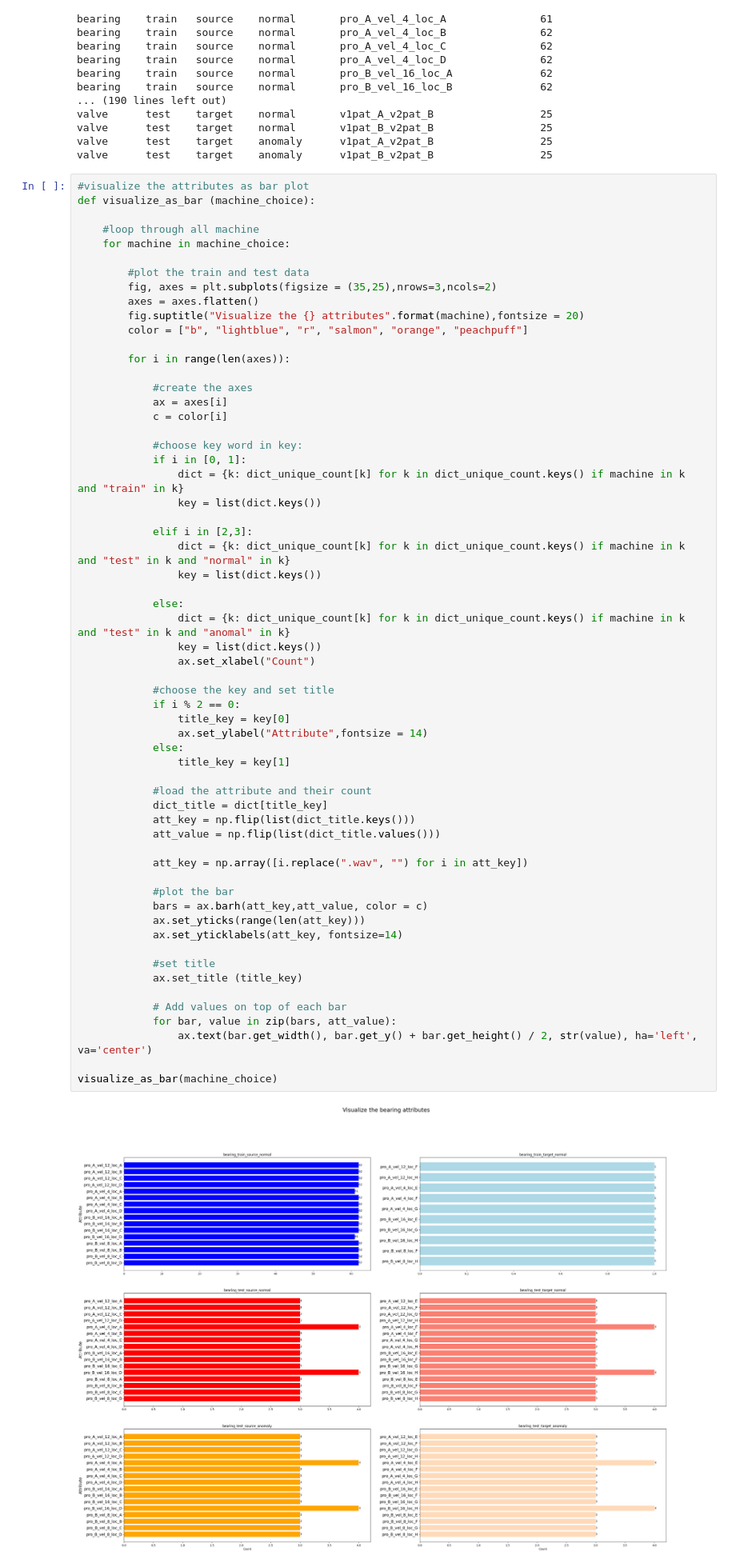
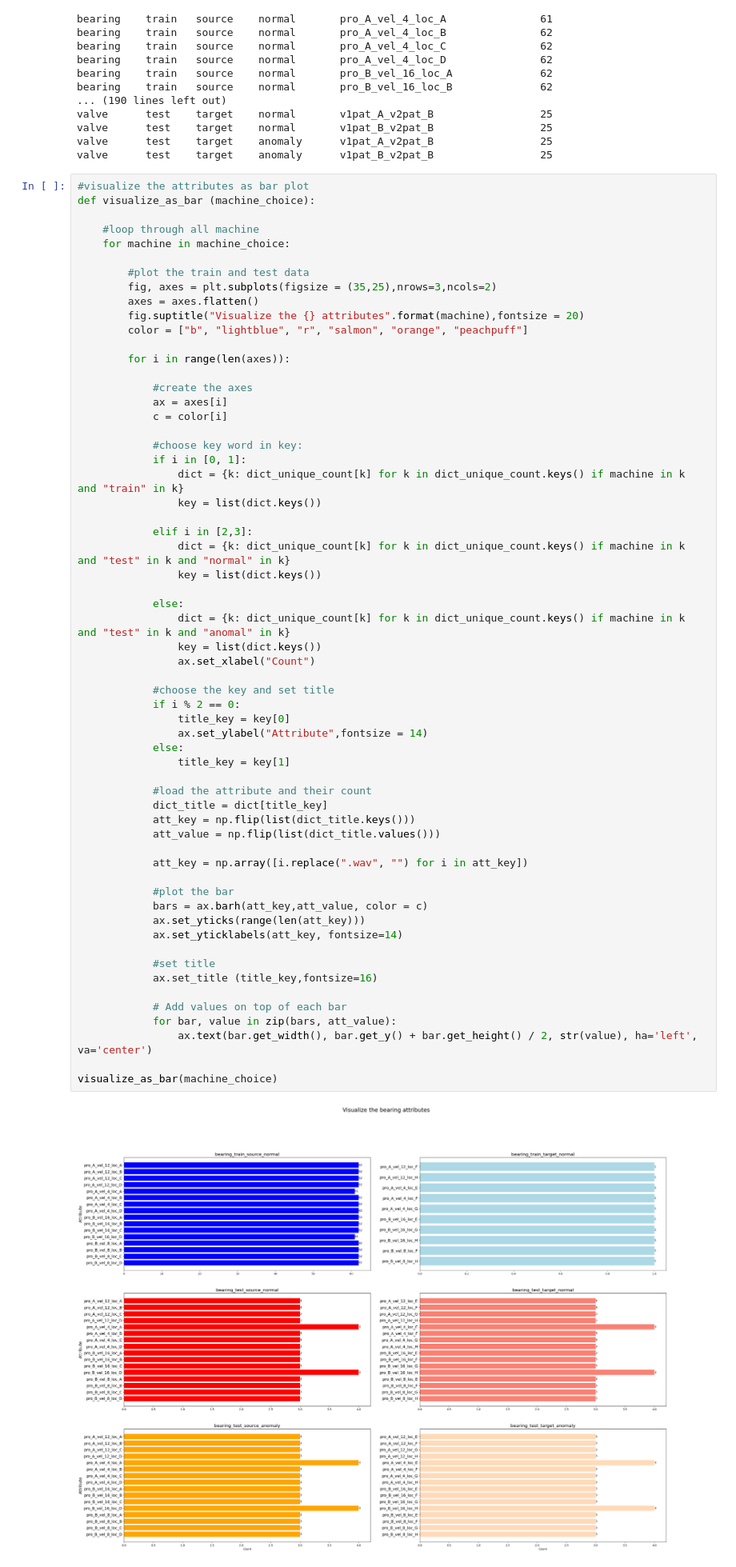
Before and after one commit to khoaphamanh/DCASE2024, a Jupyter notebook: visualize/visualize.ipynb, the cells around one changed output. Shown at 80% size. Saved outputs shown, nothing was run; the diff lists cells and outputs as text.

Commit message:
change fontsize title

```diff
--- a/visualize/visualize.ipynb
+++ b/visualize/visualize.ipynb
@@ -188,32 +188,32 @@ def visualize_as_bar (machine_choice):
                 key = list(dict.keys())
                 ax.set_xlabel("Count")
 
             #choose the key and set title
             if i % 2 == 0:
                 title_key = key[0]
                 ax.set_ylabel("Attribute",fontsize = 14)
             else:
                 title_key = key[1]
 
             #load the attribute and their count
             dict_title = dict[title_key]
             att_key = np.flip(list(dict_title.keys()))
             att_value = np.flip(list(dict_title.values()))
 
             att_key = np.array([i.replace(".wav", "") for i in att_key])
 
             #plot the bar
             bars = ax.barh(att_key,att_value, color = c)
             ax.set_yticks(range(len(att_key)))
             ax.set_yticklabels(att_key, fontsize=14)
 
             #set title
-            ax.set_title (title_key)
+            ax.set_title (title_key,fontsize=16)
 
             # Add values on top of each bar
             for bar, value in zip(bars, att_value):
                 ax.text(bar.get_width(), bar.get_y() + bar.get_height() / 2, str(value), ha='left', va='center')
 
 visualize_as_bar(machine_choice)
 # %% [output]
-[figure, old version]
+[figure, new version]
```
Also changed, not shown: parts of 1 cell of this notebook.
